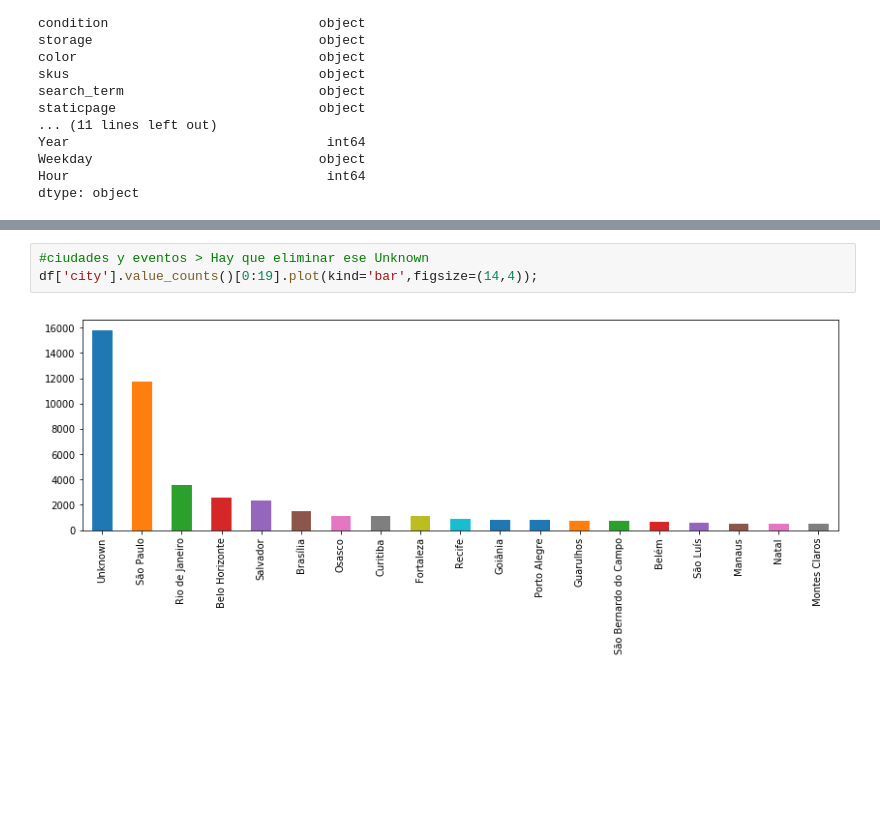
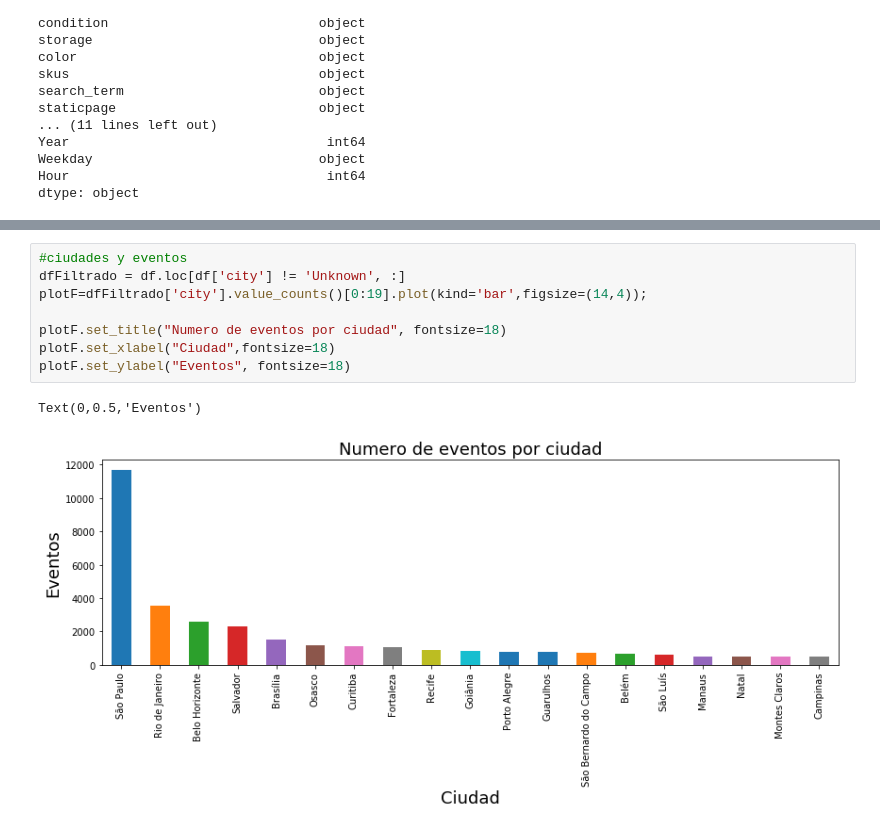
Before and after one commit to MartinCohen98/OrganizacionDeDatosTP1, a Jupyter notebook: AnalisisExploratorioTrocafoneBarbara.ipynb, the cells around one changed output, grey strips where cells are left out. Drawn from its saved outputs; the diff is of its cells as text; blank space fills up the shorter version.

```diff
--- a/AnalisisExploratorioTrocafoneBarbara.ipynb
+++ b/AnalisisExploratorioTrocafoneBarbara.ipynb
@@ -98,7 +122,13 @@ df['region'].value_counts()[0:19].plot(kind='bar',figsize=(14,4));
 # %%
-#ciudades y eventos > Hay que eliminar ese Unknown
-df['city'].value_counts()[0:19].plot(kind='bar',figsize=(14,4));
+#ciudades y eventos
+dfFiltrado = df.loc[df['city'] != 'Unknown', :]
+plotF=dfFiltrado['city'].value_counts()[0:19].plot(kind='bar',figsize=(14,4));
+
+plotF.set_title("Numero de eventos por ciudad", fontsize=18)
+plotF.set_xlabel("Ciudad",fontsize=18)
+plotF.set_ylabel("Eventos", fontsize=18)
 # %% [output]
+Text(0,0.5,'Eventos')
-[figure, old version]
+[figure, new version]
 # %%
 compras = df.loc[df.event.str.contains('conversion'),:]
```
Also changed, not shown: parts of 8 cells of this notebook.
